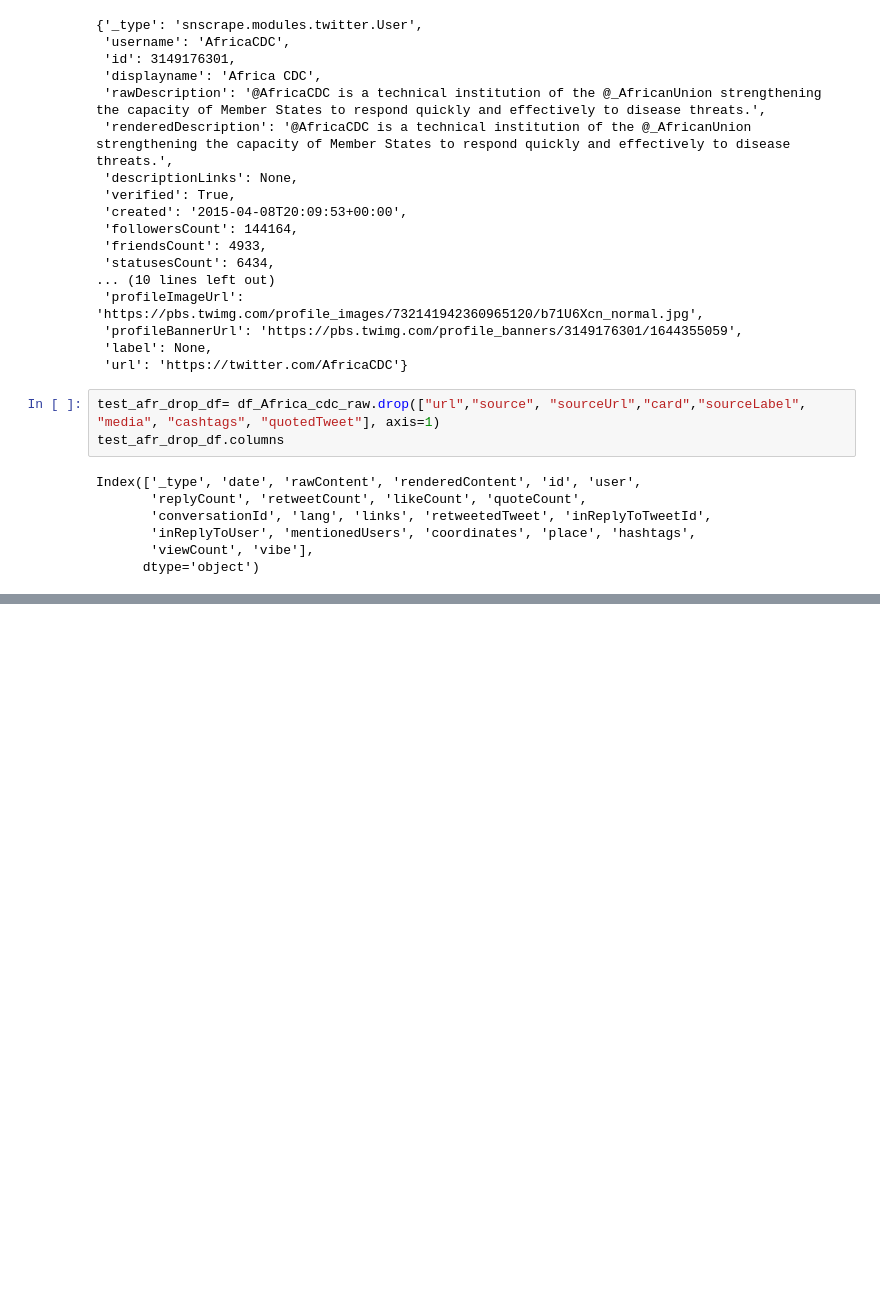
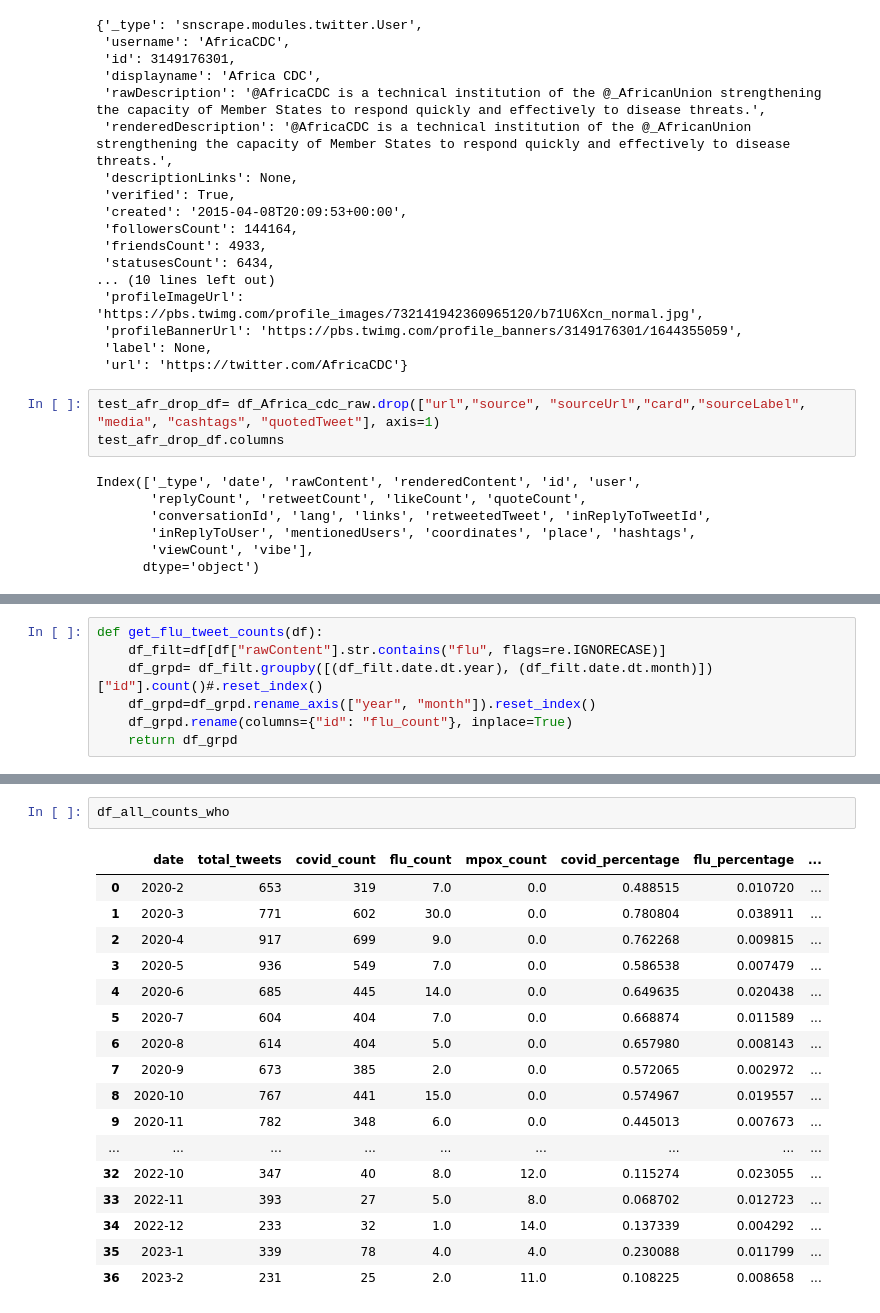
Before and after one commit to scopalaffairs/twitter-on-health, a Jupyter notebook: ND_pub_health_ord.ipynb, the cells around one changed output, grey strips where cells are left out. Drawn from its saved outputs; the diff is of its cells as text; blank space fills up the shorter version.

```diff
--- a/ND_pub_health_ord.ipynb
+++ b/ND_pub_health_ord.ipynb
@@ -312,0 +629,7 @@ df=pd.DataFrame()
+# %%
+def get_flu_tweet_counts(df):
+    df_filt=df[df["rawContent"].str.contains("flu", flags=re.IGNORECASE)]
+    df_grpd= df_filt.groupby([(df_filt.date.dt.year), (df_filt.date.dt.month)])["id"].count()#.reset_index()
+    df_grpd=df_grpd.rename_axis(["year", "month"]).reset_index()
+    df_grpd.rename(columns={"id": "flu_count"}, inplace=True)
+    return df_grpd
@@ -312,0 +849,20 @@ df=pd.DataFrame()
+# %%
+df_all_counts_who
+# %% [output]
+|  | date | total_tweets | covid_count | flu_count | mpox_count | covid_percentage | flu_percentage | ... |
+| 0 | 2020-2 | 653 | 319 | 7.0 | 0.0 | 0.488515 | 0.010720 | ... |
+| 1 | 2020-3 | 771 | 602 | 30.0 | 0.0 | 0.780804 | 0.038911 | ... |
+| 2 | 2020-4 | 917 | 699 | 9.0 | 0.0 | 0.762268 | 0.009815 | ... |
+| 3 | 2020-5 | 936 | 549 | 7.0 | 0.0 | 0.586538 | 0.007479 | ... |
+| 4 | 2020-6 | 685 | 445 | 14.0 | 0.0 | 0.649635 | 0.020438 | ... |
+| 5 | 2020-7 | 604 | 404 | 7.0 | 0.0 | 0.668874 | 0.011589 | ... |
+| 6 | 2020-8 | 614 | 404 | 5.0 | 0.0 | 0.657980 | 0.008143 | ... |
+| 7 | 2020-9 | 673 | 385 | 2.0 | 0.0 | 0.572065 | 0.002972 | ... |
+| 8 | 2020-10 | 767 | 441 | 15.0 | 0.0 | 0.574967 | 0.019557 | ... |
+| 9 | 2020-11 | 782 | 348 | 6.0 | 0.0 | 0.445013 | 0.007673 | ... |
+| ... | ... | ... | ... | ... | ... | ... | ... | ... |
+| 32 | 2022-10 | 347 | 40 | 8.0 | 12.0 | 0.115274 | 0.023055 | ... |
+| 33 | 2022-11 | 393 | 27 | 5.0 | 8.0 | 0.068702 | 0.012723 | ... |
+| 34 | 2022-12 | 233 | 32 | 1.0 | 14.0 | 0.137339 | 0.004292 | ... |
+| 35 | 2023-1 | 339 | 78 | 4.0 | 4.0 | 0.230088 | 0.011799 | ... |
+| 36 | 2023-2 | 231 | 25 | 2.0 | 11.0 | 0.108225 | 0.008658 | ... |
```
Also changed, not shown: parts of 62 cells of this notebook, 1 other file.
